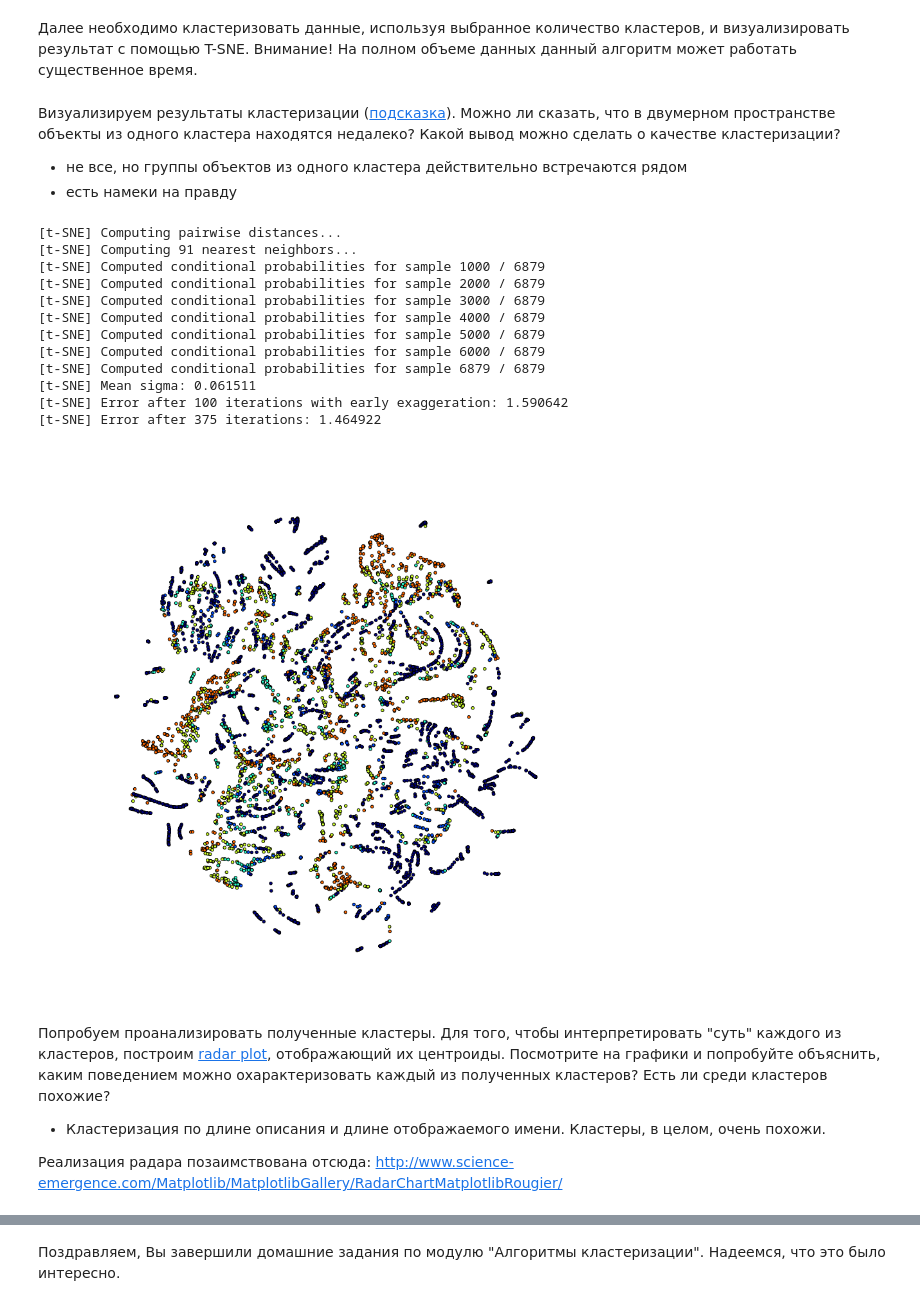
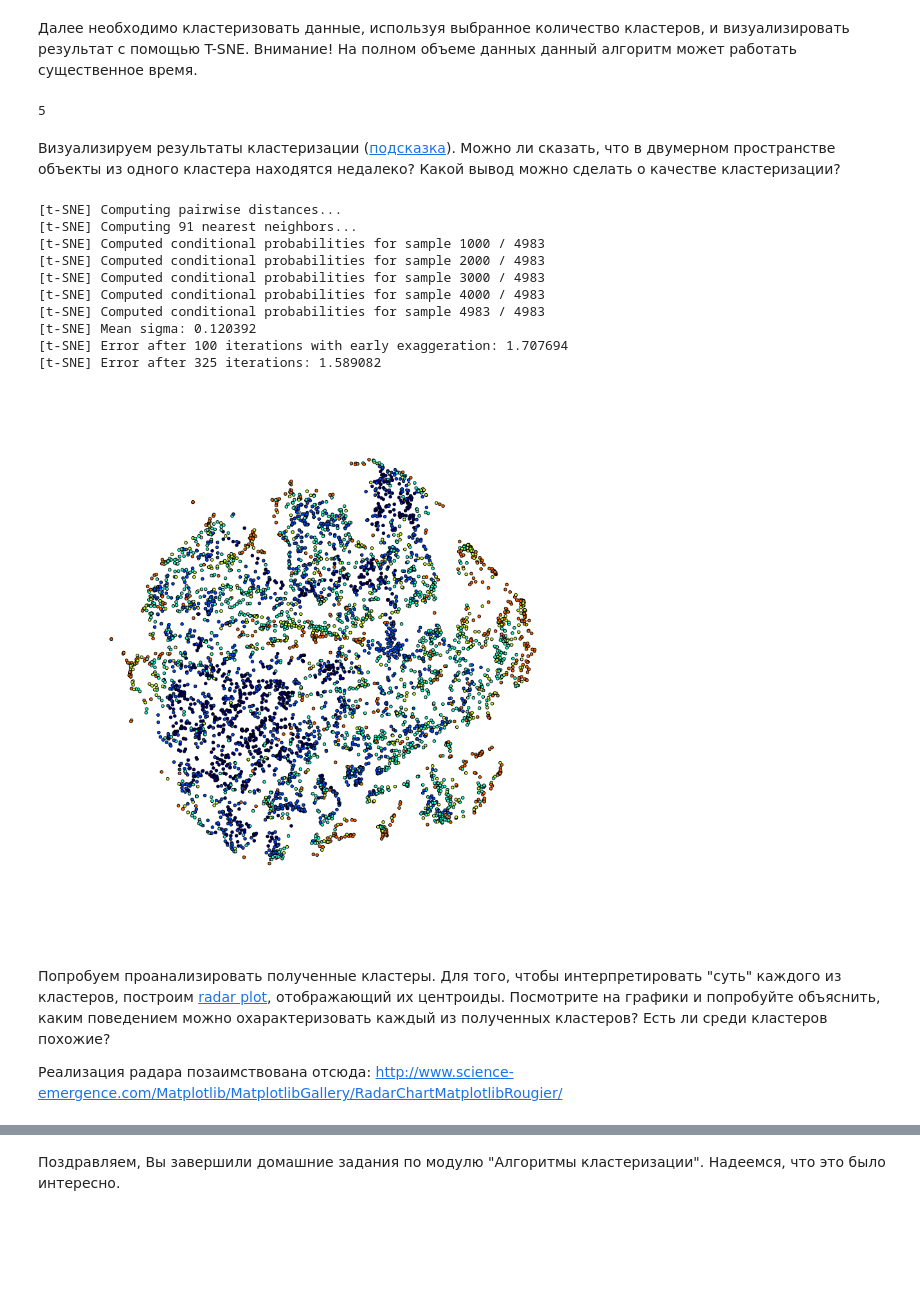
Before and after one commit to mihanlg/data_mining, a Jupyter notebook: hw3/homework-3-st.ipynb, the cells around one changed output, grey strips where cells are left out. Drawn from its saved outputs; the diff is of its cells as text; code cells hidden in the pictures; blank space fills up the shorter version.

```diff
--- a/hw3/homework-3-st.ipynb
+++ b/hw3/homework-3-st.ipynb
@@ -82,7 +82,6 @@ class PriorityQueue:
 Алгоритм кластеризации должен удовлетворять следующему интерфейсу. Конструктор принимает набор параметров, необходимых для работы алгоритма кластеризации. Метод `fit` подсчитывает параметры модели и возвращает `self`. Метод `predict` возвращает вектор с индексами кластеров для поданных в него объектов `x`
 # %%
 from sklearn.neighbors import KDTree
-from sklearn.preprocessing import normalize
 
 UNDEFINED = 100
 
@@ -108,7 +107,7 @@ def optics(x, epsilon=0.3, min_pts=4):
     ordered = []
     reach_dist = [UNDEFINED] * len(x)
 
-    tree = KDTree(x, leaf_size=10, metric='euclidean')
+    tree = KDTree(x, leaf_size=10)
     neighbors, distances = tree.query_radius(x, r=epsilon, count_only = False, return_distance = True, sort_results = True)
 
     core_dist = map(lambda z: z[min_pts] if (len(z) > min_pts) else UNDEFINED, distances)
@@ -148,13 +147,11 @@ class ClusteringOptics():
         return
 
     def fit(self, x, y=None):
-        x = normalize(x)
         reach_dist, core_dist, ordered = optics(x, self.epsilon, self.min_pts)
         reach_dist[reach_dist == UNDEFINED] = self.epsilon+0.0001
         self.labels, self.n_clusters = clusterize(reach_dist, core_dist, ordered, self.epsilon)
-        self.points = x[self.labels >= 0]
-        self.labels = self.labels[self.labels >= 0]
-        #pl.plot(range(len(reach_dist)), reach_dist)
+        self.reach_dists = reach_dist
+        self.points = x
         return self
 
     def predict(self, x):
@@ -162,14 +159,13 @@ class ClusteringOptics():
         Using computed model parameters predict cluster
         for all objects from x
         """
-        if self.n_clusters == 0: return np.array([0]*len(x))
-        x = normalize(x)
-        dists = distances2(x, self.points)
-        return self.labels[dists.argmin(axis=1)]
+        if self.n_clusters == 0: return np.array([-1]*len(x))
+        dists = distances2(x, self.points[self.labels >= 0])
+        return self.labels[self.labels >= 0][dists.argmin(axis=1)]
 
     def fit_predict(self, x, y=None):
         self.fit(x, y)
-        return self.predict(x)
+        return self.labels
 # %% [markdown]
 Сначала проверим реализованный алгоритм кластеризации на классическом наборе данных [Iris](http://www.wikiwand.com/en/Iris_flower_data_set). Загрузим данные (они включены в библиотеку sklearn) и посмотрим на то, как они выглядят в двух проекциях (для простоты используем 2 класса из 3).
 # %%
@@ -281,40 +297,38 @@ pl.show()
 # %% [markdown]
 Далее необходимо кластеризовать данные, используя выбранное количество кластеров, и визуализировать результат с помощью T-SNE. Внимание! На полном объеме данных данный алгоритм может работать существенное время.
 # %%
-cls = ClusteringOptics(epsilon=0.4, min_pts=65)
+cls = ClusteringOptics(epsilon=0.48, min_pts=10)
 y = cls.fit_predict(x)
 k = cls.n_clusters
+print k
+# %% [output]
+5
 # %% [markdown]
 Визуализируем результаты кластеризации ([подсказка](http://anokhin.github.io/img/hw3_tsne-kmeans.png)). Можно ли сказать, что в двумерном пространстве объекты из одного кластера находятся недалеко? Какой вывод можно сделать о качестве кластеризации?
-- не все, но группы объектов из одного кластера действительно встречаются рядом
-- есть намеки на правду
 # %%
-tsne = sm.TSNE(n_components=2, verbose=1, n_iter=1000)
-z = tsne.fit_transform(x)
+tsne = sm.TSNE(n_components=2, verbose=1, n_iter=2000)
+z = tsne.fit_transform(x[y >= 0])
 
 # Color map
 cm = pl.get_cmap('jet')
 pl.figure(figsize=(15, 15))
-pl.scatter(z[:, 0], z[:, 1], c=map(lambda c: cm(1.0 * c / k), y))
+pl.scatter(z[:, 0], z[:, 1], c=map(lambda c: cm(1.0 * c / k), y[y >= 0]))
 pl.axis('off')
 pl.show()
 # %% [output]
 [t-SNE] Computing pairwise distances...
 [t-SNE] Computing 91 nearest neighbors...
-[t-SNE] Computed conditional probabilities for sample 1000 / 6879
-[t-SNE] Computed conditional probabilities for sample 2000 / 6879
-[t-SNE] Computed conditional probabilities for sample 3000 / 6879
-[t-SNE] Computed conditional probabilities for sample 4000 / 6879
-[t-SNE] Computed conditional probabilities for sample 5000 / 6879
-[t-SNE] Computed conditional probabilities for sample 6000 / 6879
-[t-SNE] Computed conditional probabilities for sample 6879 / 6879
-[t-SNE] Mean sigma: 0.061511
-[t-SNE] Error after 100 iterations with early exaggeration: 1.590642
-[t-SNE] Error after 375 iterations: 1.464922
+[t-SNE] Computed conditional probabilities for sample 1000 / 4983
+[t-SNE] Computed conditional probabilities for sample 2000 / 4983
+[t-SNE] Computed conditional probabilities for sample 3000 / 4983
+[t-SNE] Computed conditional probabilities for sample 4000 / 4983
+[t-SNE] Computed conditional probabilities for sample 4983 / 4983
+[t-SNE] Mean sigma: 0.120392
+[t-SNE] Error after 100 iterations with early exaggeration: 1.707694
+[t-SNE] Error after 325 iterations: 1.589082
-[figure, old version]
+[figure, new version]
 # %% [markdown]
 Попробуем проанализировать полученные кластеры. Для того, чтобы интерпретировать "суть" каждого из кластеров, построим [radar plot](http://www.wikiwand.com/en/Radar_chart), отображающий их центроиды. Посмотрите на графики и попробуйте объяснить, каким поведением можно охарактеризовать каждый из полученных кластеров? Есть ли среди кластеров похожие?
-- Кластеризация по длине описания и длине отображаемого имени. Кластеры, в целом, очень похожи.
 
 Реализация радара позаимствована отсюда:
 http://www.science-emergence.com/Matplotlib/MatplotlibGallery/RadarChartMatplotlibRougier/
```
Also changed, not shown: parts of 8 cells of this notebook, 4 other files.
